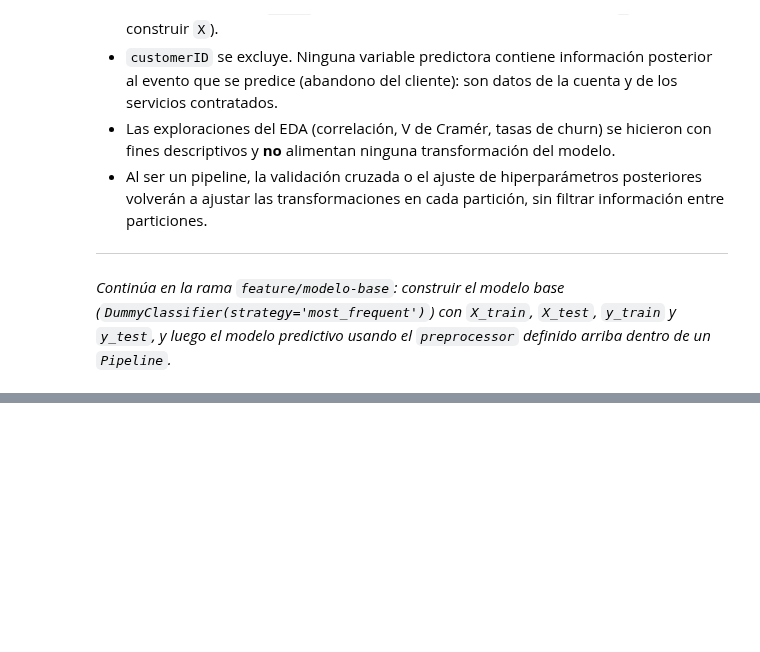
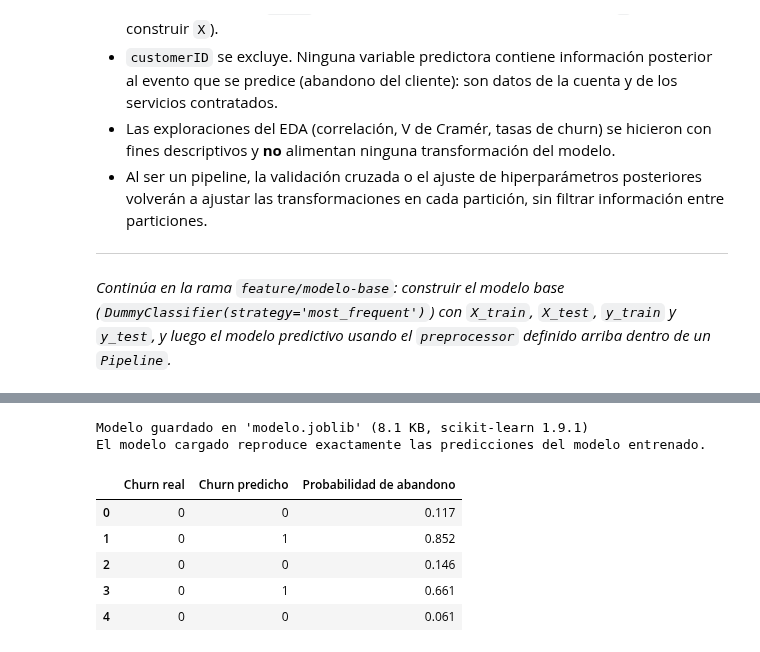
Before and after one commit to NorbeyR/telco-customer-churn-ml, a Jupyter notebook: fase-1/notebook.ipynb, the cells around one changed output, grey strips where cells are left out. Drawn from its saved outputs; the diff is of its cells as text; code cells hidden in the pictures; blank space fills up the shorter version.

```diff
--- a/fase-1/notebook.ipynb
+++ b/fase-1/notebook.ipynb
@@ -480,0 +746,38 @@ Medias aprendidas SOLO con entrenamiento (para escalar):
+# %%
+import os
+import joblib
+import sklearn
+
+RUTA_MODELO = "modelo.joblib"
+
+# 1. Guardar el Pipeline completo (preprocesamiento + clasificador)
+joblib.dump(modelo, RUTA_MODELO)
+print(f"Modelo guardado en '{RUTA_MODELO}' ({os.path.getsize(RUTA_MODELO) / 1024:.1f} KB, scikit-learn {sklearn.__version__})")
+
+# 2. Cargarlo nuevamente desde el disco
+modelo_cargado = joblib.load(RUTA_MODELO)
+
+# 3. Generar predicciones con el modelo almacenado
+pred_cargado = modelo_cargado.predict(X_test)
+proba_cargado = modelo_cargado.predict_proba(X_test)[:, 1]
+
+# 4. Comprobar que coinciden con las del modelo entrenado
+assert (pred_cargado == y_pred).all(), "El modelo cargado no reproduce las predicciones"
+print("El modelo cargado reproduce exactamente las predicciones del modelo entrenado.")
+
+# Ejemplo: primeros 5 clientes del conjunto de prueba
+ejemplo = pd.DataFrame({
+    "Churn real": y_test.iloc[:5].values,
+    "Churn predicho": pred_cargado[:5],
+    "Probabilidad de abandono": proba_cargado[:5].round(3),
+})
+display(ejemplo)
+# %% [output]
+Modelo guardado en 'modelo.joblib' (8.1 KB, scikit-learn 1.9.1)
+El modelo cargado reproduce exactamente las predicciones del modelo entrenado.
+|  | Churn real | Churn predicho | Probabilidad de abandono |
+| 0 | 0 | 0 | 0.117 |
+| 1 | 0 | 1 | 0.852 |
+| 2 | 0 | 0 | 0.146 |
+| 3 | 0 | 1 | 0.661 |
+| 4 | 0 | 0 | 0.061 |
```
Also changed, not shown: parts of 18 cells of this notebook, 1 other file.
